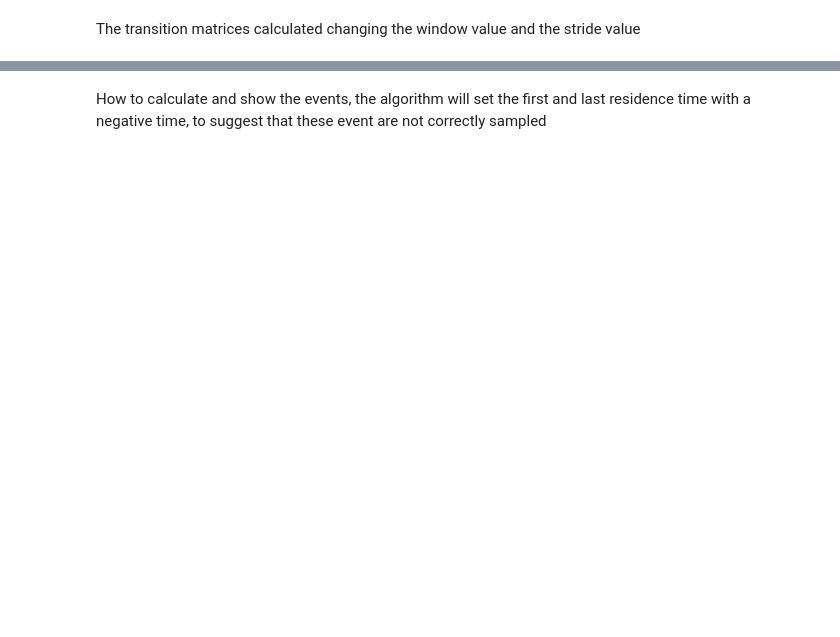
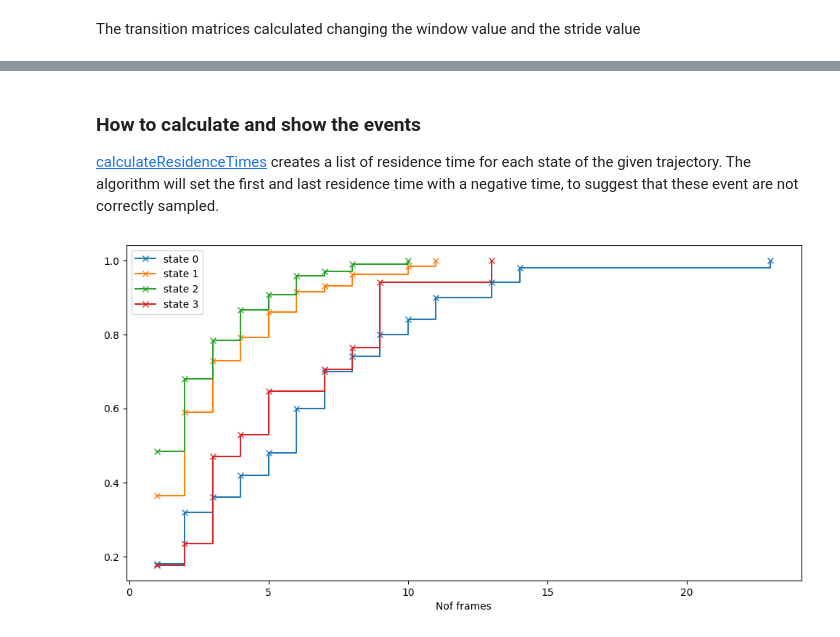
Before and after one commit to GMPavanLab/cpctools, a Jupyter notebook: docs/source/TimeAnalysis.ipynb, the cells around one changed output, grey strips where cells are left out. Saved outputs shown, nothing was run; the diff lists cells and outputs as text; code cells hidden in the pictures; blank space fills up the shorter version.

```diff
--- a/docs/source/TimeAnalysis.ipynb
+++ b/docs/source/TimeAnalysis.ipynb
@@ -110,2 +110,4 @@ for i, window in enumerate([1,2,5]):
 # %% [markdown]
-How to calculate and show the events, the algorithm will set the first and last residence time with a negative time, to suggest that these event are not correctly sampled
+### How to calculate and show the events
+[calculateResidenceTimes](generated/SOAPify.transitions.html#SOAPify.transitions.calculateResidenceTimes) creates a list of residence time for each state of the given trajectory.
+The algorithm will set the first and last residence time with a negative time, to suggest that these event are not correctly sampled.
@@ -115,0 +114,20 @@ residenceTimes = st.calculateResidenceTimes(
+# %%
+residenceTimes = st.calculateResidenceTimes(
+        cls, stride=1, window=1
+    )
+_,ax=plt.subplots(figsize=(12,6))
+for i,RT in enumerate(residenceTimes):
+    completeRT=RT[RT>0]
+    nOfCounts=len (completeRT)
+    uniqueElements, counts=np.unique(completeRT,return_counts=True)
+    for j in range(1,len(counts)):
+        counts[j]+=counts[j-1]
+    ax.step(uniqueElements, counts/nOfCounts,
+            where='post',label = f"state {i}",
+            marker='x', color=f"C{i}")
+    #ys=(np.array(range(len (completeRT)))+1)/(len (completeRT))
+    #ax.plot(completeRT, ys, label = f"state {i}", marker='o',color=f"C{i}")
+ax.set_xlabel("Nof frames")
+_=ax.legend()
+# %% [output]
+[figure, added]
```
Also changed, not shown: parts of 12 cells of this notebook, 1 other file.
